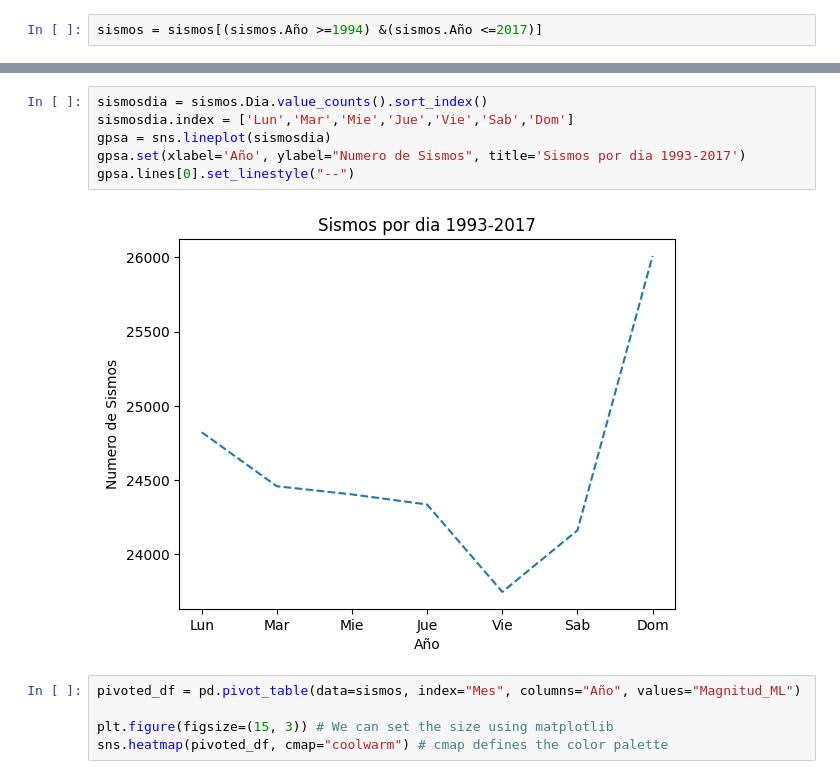
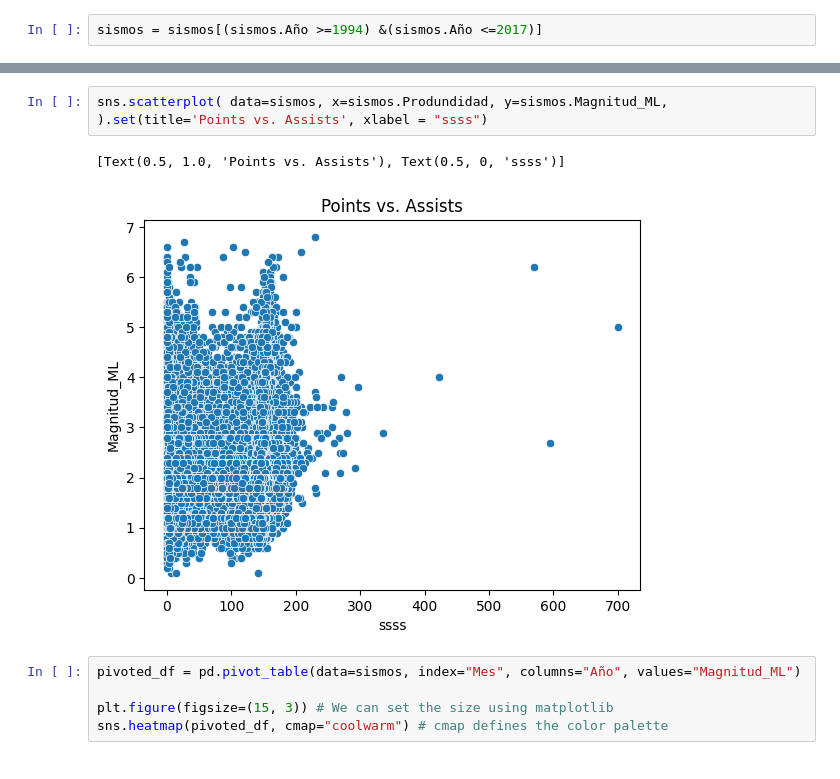
Before and after one commit to EDGAR-BARAHONA/Programacion-Python-Gis, a Jupyter notebook: Analitica/AnalisisSismico.ipynb, the cells around one changed output, grey strips where cells are left out. Drawn from its saved outputs; the diff is of its cells as text.

```diff
--- a/Analitica/AnalisisSismico.ipynb
+++ b/Analitica/AnalisisSismico.ipynb
@@ -208,11 +169,8 @@ gpsa.lines[0].set_linestyle("--")
-# %%
-sismosdia = sismos.Dia.value_counts().sort_index()
-sismosdia.index = ['Lun','Mar','Mie','Jue','Vie','Sab','Dom']
-gpsa = sns.lineplot(sismosdia)
-gpsa.set(xlabel='Año', ylabel="Numero de Sismos", title='Sismos por dia 1993-2017')
-gpsa.lines[0].set_linestyle("--")
-# %% [output]
-[figure, removed]
+# %%
+sns.scatterplot( data=sismos, x=sismos.Produndidad, y=sismos.Magnitud_ML, ).set(title='Points vs. Assists', xlabel = "ssss")
+# %% [output]
+[Text(0.5, 1.0, 'Points vs. Assists'), Text(0.5, 0, 'ssss')]
+[figure, added]
 # %%
 pivoted_df = pd.pivot_table(data=sismos, index="Mes", columns="Año", values="Magnitud_ML")
 
```
Also changed, not shown: parts of 7 cells of this notebook.
